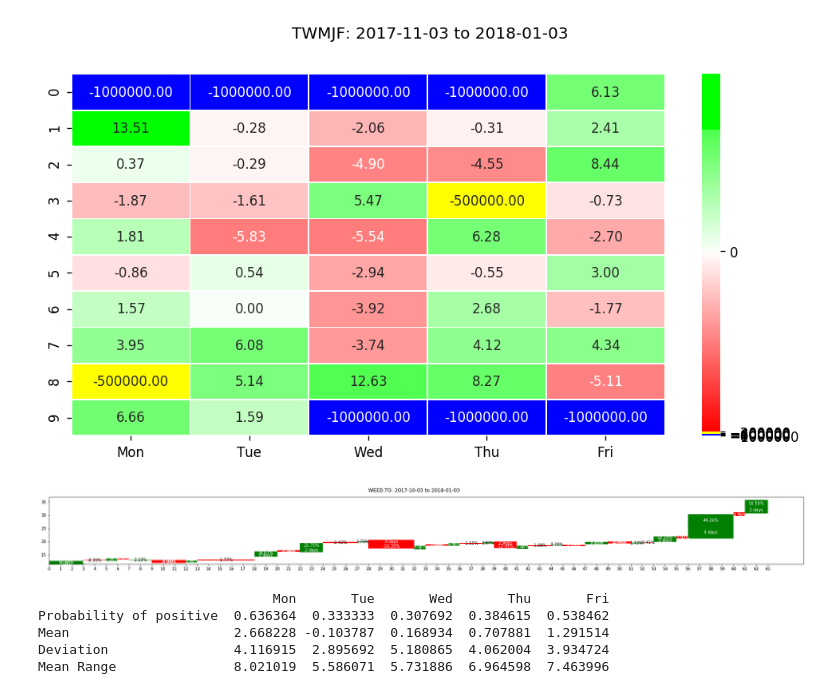
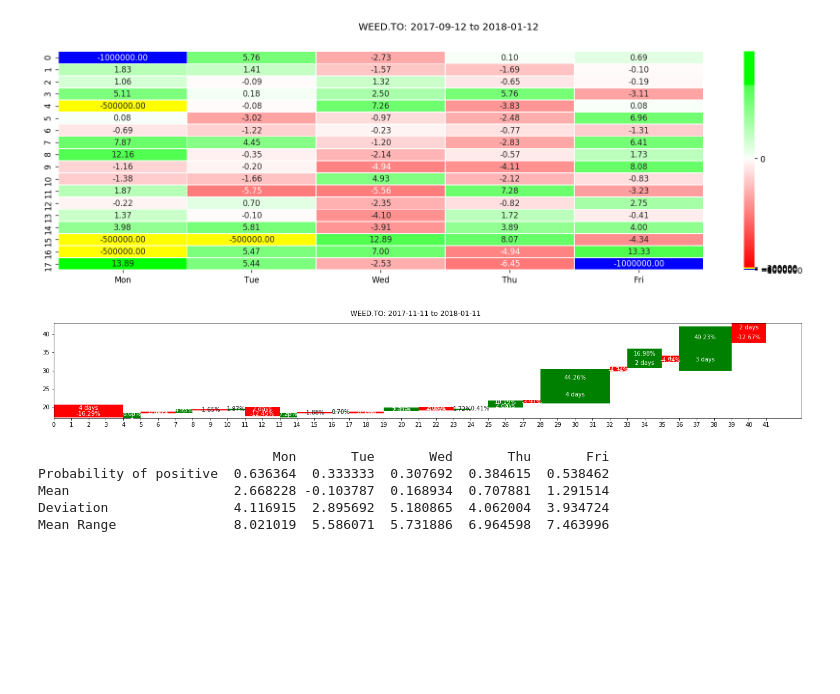
Before and after one commit to thearikdan/MyExperimentalProjects, a Jupyter notebook: pyfin/stats.ipynb, the cells around one changed output. Saved outputs shown, nothing was run; the diff lists cells and outputs as text; code cells hidden in the pictures; blank space fills up the shorter version.

```diff
--- a/pyfin/stats.ipynb
+++ b/pyfin/stats.ipynb
@@ -10,39 +10,39 @@ import pandas as pd
 # %%
 #symbol = "LEAF.TO"
 #symbol = "APH.TO"
-#symbol = "WEED.TO"
-symbol = "TWMJF"
+symbol = "WEED.TO"
+#symbol = "NVDA"
 
 end_date = datetime.today() #today
-start_date = end_date + dateutil.relativedelta.relativedelta(months=-2) #month ago
+start_date = end_date + dateutil.relativedelta.relativedelta(months=-4) #month ago
 
 date, num_data = read.get_data_from_web(symbol, start_date, end_date)
 
 sh = np.shape(date)
 
 days = []
 for i in range (sh[0]):
 #    day = time.get_day_number_from_date_string(date[i][0])
     day = time_op.get_day_number_from_date_string(date[i].strftime("%Y-%m-%d"))
     days.append(day)
 
 #nd = read.get_numeric_data_from_all_data(data)
 pc = percentage.get_percentage_change_from_numeric_data(num_data)
 perc = pc * 100
 
 range_pc = percentage.get_high_low_percentage_change_from_numeric_data(num_data)
 range_perc = range_pc * 100
 
 mod = 5
 
 shaped_perc = shape.reshape_data(perc, days, mod)
 shaped_range = shape.reshape_data(range_perc, days, mod)
 
 title = symbol + ": " + start_date.strftime("%Y-%m-%d")+ " to " + end_date.strftime("%Y-%m-%d")
 
 heatmap.show(shaped_perc, title, mod)
 # %% [output]
-[figure, old version]
+[figure, new version]
 # %%
 change = absolute.get_absolute_change_from_numeric_data(num_data)
 
@@ -115,7 +115,7 @@ np_consec_day = np.array(consec_day)
 
 bar.show(np_consec_day, title)
 # %% [output]
-[figure, old version]
+[figure, new version]
 # %%
 data = np.zeros(shape=(4, mod))
 
```
Also changed, not shown: 3 other files.
